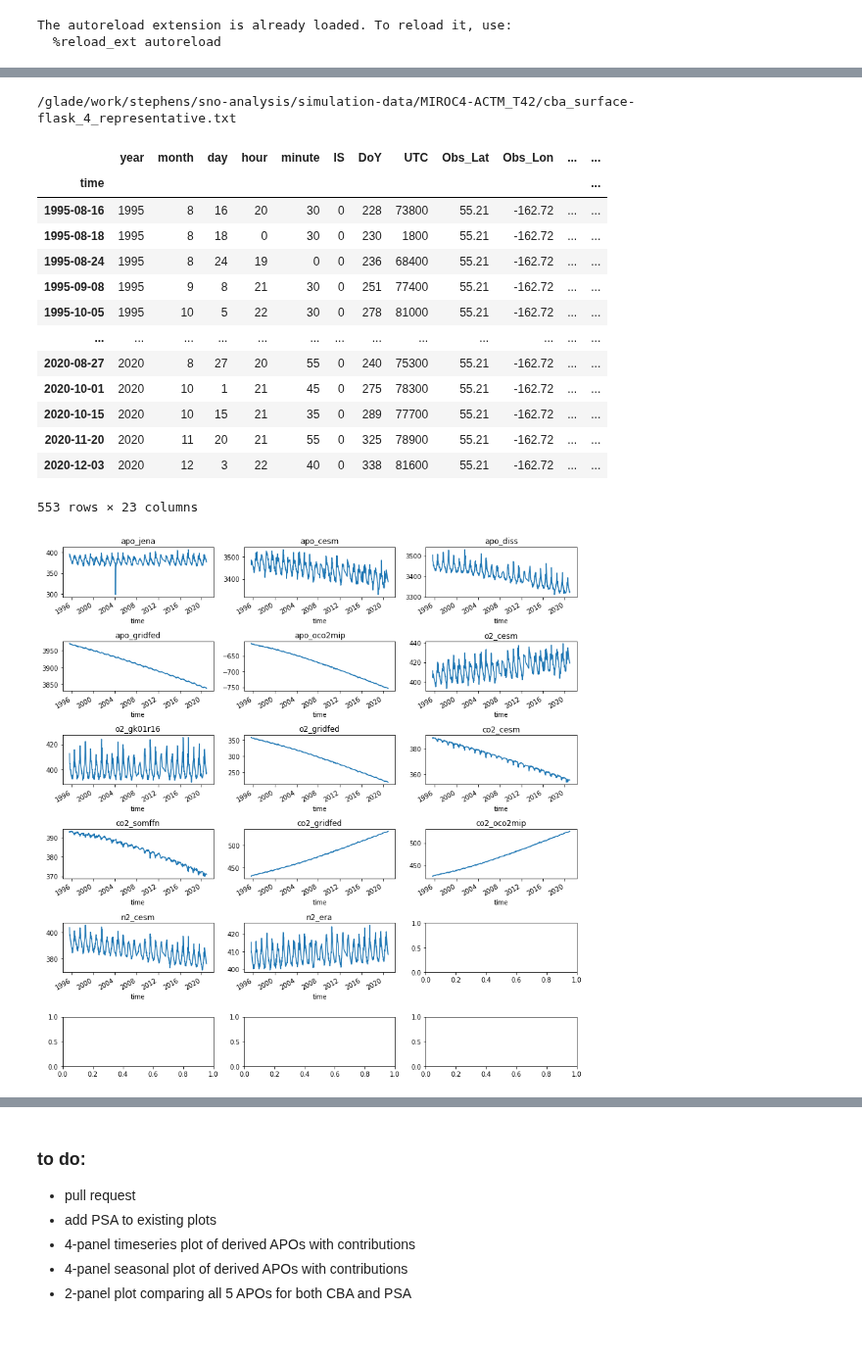
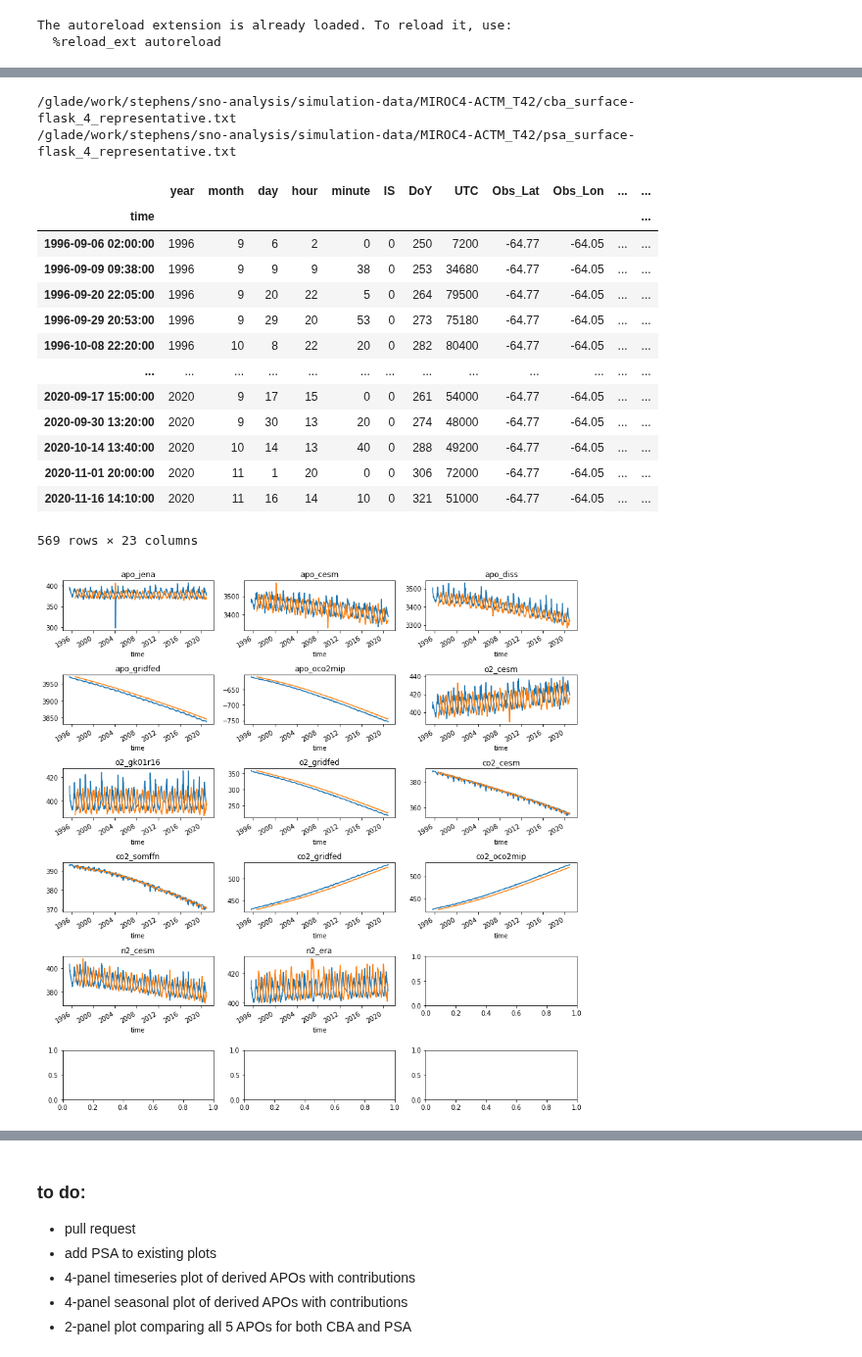
Before and after one commit to matt-long/sno-analysis, a Jupyter notebook: notebooks/quick-look-miroc.ipynb, the cells around one changed output, grey strips where cells are left out. Shown at 98% size. Drawn from its saved outputs; the diff is of its cells as text; code cells hidden in the pictures.

```diff
--- a/notebooks/quick-look-miroc.ipynb
+++ b/notebooks/quick-look-miroc.ipynb
@@ -47,26 +58,38 @@ print(path)
 df = pd.read_csv(path, delim_whitespace=True, header=1, na_values=-599.0000)
 df = df.rename({'Year': 'year', 'MM': 'month', 'DD': 'day', 'HH': 'hour', 'MI': 'minute'}, axis=1)
 
-df['time'] = pd.to_datetime(df[['year', 'month', 'day']])
+df['time'] = pd.to_datetime(df[['year', 'month', 'day', 'hour', 'minute']])
 df = df.set_index('time')
 df = df.dropna()
 df
+
+# kluge - need to make station name dynamic and allow any number of stations
+path = f"{droot}/{obspack_files['psa'].replace('.nc', '.txt')[4:]}"
+print(path)
+df2 = pd.read_csv(path, delim_whitespace=True, header=1, na_values=-599.0000)
+df2 = df2.rename({'Year': 'year', 'MM': 'month', 'DD': 'day', 'HH': 'hour', 'MI': 'minute'}, axis=1)
+
+df2['time'] = pd.to_datetime(df2[['year', 'month', 'day', 'hour', 'minute']])
+df2 = df2.set_index('time')
+df2 = df2.dropna()
+df2
 # %% [output]
 /glade/work/stephens/sno-analysis/simulation-data/MIROC4-ACTM_T42/cba_surface-flask_4_representative.txt
+/glade/work/stephens/sno-analysis/simulation-data/MIROC4-ACTM_T42/psa_surface-flask_4_representative.txt
 |  | year | month | day | hour | minute | IS | DoY | UTC | Obs_Lat | Obs_Lon | ... | ... |
 | time |  |  |  |  |  |  |  |  |  |  |  | ... |
-| 1995-08-16 | 1995 | 8 | 16 | 20 | 30 | 0 | 228 | 73800 | 55.21 | -162.72 | ... | ... |
-| 1995-08-18 | 1995 | 8 | 18 | 0 | 30 | 0 | 230 | 1800 | 55.21 | -162.72 | ... | ... |
-| 1995-08-24 | 1995 | 8 | 24 | 19 | 0 | 0 | 236 | 68400 | 55.21 | -162.72 | ... | ... |
-| 1995-09-08 | 1995 | 9 | 8 | 21 | 30 | 0 | 251 | 77400 | 55.21 | -162.72 | ... | ... |
-| 1995-10-05 | 1995 | 10 | 5 | 22 | 30 | 0 | 278 | 81000 | 55.21 | -162.72 | ... | ... |
+| 1996-09-06 02:00:00 | 1996 | 9 | 6 | 2 | 0 | 0 | 250 | 7200 | -64.77 | -64.05 | ... | ... |
+| 1996-09-09 09:38:00 | 1996 | 9 | 9 | 9 | 38 | 0 | 253 | 34680 | -64.77 | -64.05 | ... | ... |
+| 1996-09-20 22:05:00 | 1996 | 9 | 20 | 22 | 5 | 0 | 264 | 79500 | -64.77 | -64.05 | ... | ... |
+| 1996-09-29 20:53:00 | 1996 | 9 | 29 | 20 | 53 | 0 | 273 | 75180 | -64.77 | -64.05 | ... | ... |
+| 1996-10-08 22:20:00 | 1996 | 10 | 8 | 22 | 20 | 0 | 282 | 80400 | -64.77 | -64.05 | ... | ... |
 | ... | ... | ... | ... | ... | ... | ... | ... | ... | ... | ... | ... | ... |
-| 2020-08-27 | 2020 | 8 | 27 | 20 | 55 | 0 | 240 | 75300 | 55.21 | -162.72 | ... | ... |
-| 2020-10-01 | 2020 | 10 | 1 | 21 | 45 | 0 | 275 | 78300 | 55.21 | -162.72 | ... | ... |
-| 2020-10-15 | 2020 | 10 | 15 | 21 | 35 | 0 | 289 | 77700 | 55.21 | -162.72 | ... | ... |
-| 2020-11-20 | 2020 | 11 | 20 | 21 | 55 | 0 | 325 | 78900 | 55.21 | -162.72 | ... | ... |
-| 2020-12-03 | 2020 | 12 | 3 | 22 | 40 | 0 | 338 | 81600 | 55.21 | -162.72 | ... | ... |
+| 2020-09-17 15:00:00 | 2020 | 9 | 17 | 15 | 0 | 0 | 261 | 54000 | -64.77 | -64.05 | ... | ... |
+| 2020-09-30 13:20:00 | 2020 | 9 | 30 | 13 | 20 | 0 | 274 | 48000 | -64.77 | -64.05 | ... | ... |
+| 2020-10-14 13:40:00 | 2020 | 10 | 14 | 13 | 40 | 0 | 288 | 49200 | -64.77 | -64.05 | ... | ... |
+| 2020-11-01 20:00:00 | 2020 | 11 | 1 | 20 | 0 | 0 | 306 | 72000 | -64.77 | -64.05 | ... | ... |
+| 2020-11-16 14:10:00 | 2020 | 11 | 16 | 14 | 10 | 0 | 321 | 51000 | -64.77 | -64.05 | ... | ... |
-553 rows × 23 columns
+569 rows × 23 columns
 # %%
 # add derived APO variables
 
@@ -93,6 +116,31 @@ df['apo_oco2mip'] = util.compute_apo (
     co2=df['co2_oco2mip'],
     n2=0.0
 )
+
+# kluge - need to make station name dynamic and allow any number of stations
+df2['apo_cesm'] = util.compute_apo (
+    o2=df2['o2_cesm'],
+    co2=df2['co2_cesm'],
+    n2=df2['n2_cesm']
+)
+
+df2['apo_diss'] = util.compute_apo (
+    o2=df2['o2_gk01r16'],
+    co2=df2['co2_somffn'],
+    n2=df2['n2_era']
+)
+
+df2['apo_gridfed'] = util.compute_apo (
+    o2=df2['o2_gridfed'],
+    co2=df2['co2_gridfed'],
+    n2=0.0
+)
+
+df2['apo_oco2mip'] = util.compute_apo (
+    o2=df2['co2_oco2mip'] * -1.4,
+    co2=df2['co2_oco2mip'],
+    n2=0.0
+)
 # %%
 sno_vars = [
     'apo_jena',
@@ -102,31 +150,32 @@ sno_vars = [
     'apo_oco2mip',
     'o2_cesm',
     'o2_gk01r16',
     'o2_gridfed',
     'co2_cesm',
     'co2_somffn',
     'co2_gridfed',
     'co2_oco2mip',
     'n2_cesm',
     'n2_era',
 ]
 
 n_plots = len(sno_vars)
 ncol = int(np.sqrt(n_plots))
 nrow = int(((n_plots / ncol) + n_plots % ncol))
 fig, axs = plt.subplots(nrow, ncol, figsize=(12, 12), squeeze=False)
 
 for n, v in enumerate(sno_vars):
     ip, jp = np.unravel_index(n, axs.shape)
 
     ax = axs[ip, jp]
     df[v].plot(ax=ax)
+    df2[v].plot(ax=ax)
     ax.set_title(v)
 
 plt.tight_layout();
 
 for n in range(n+1, n_plots):
     ip, jp = np.unravel_index(n, (nrow, ncol))
     axs[ip, jp].remove()
 # %% [output]
-[figure, old version]
+[figure, new version]
```
Also changed, not shown: parts of 4 cells of this notebook, 1 other file.
